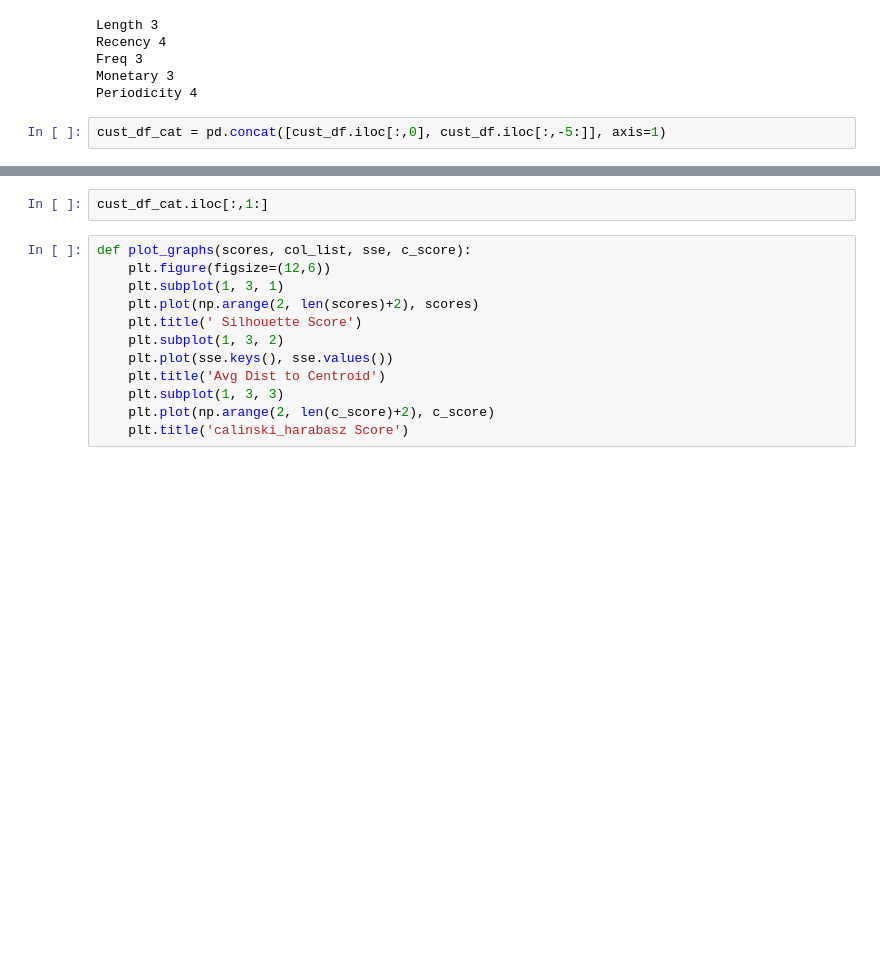
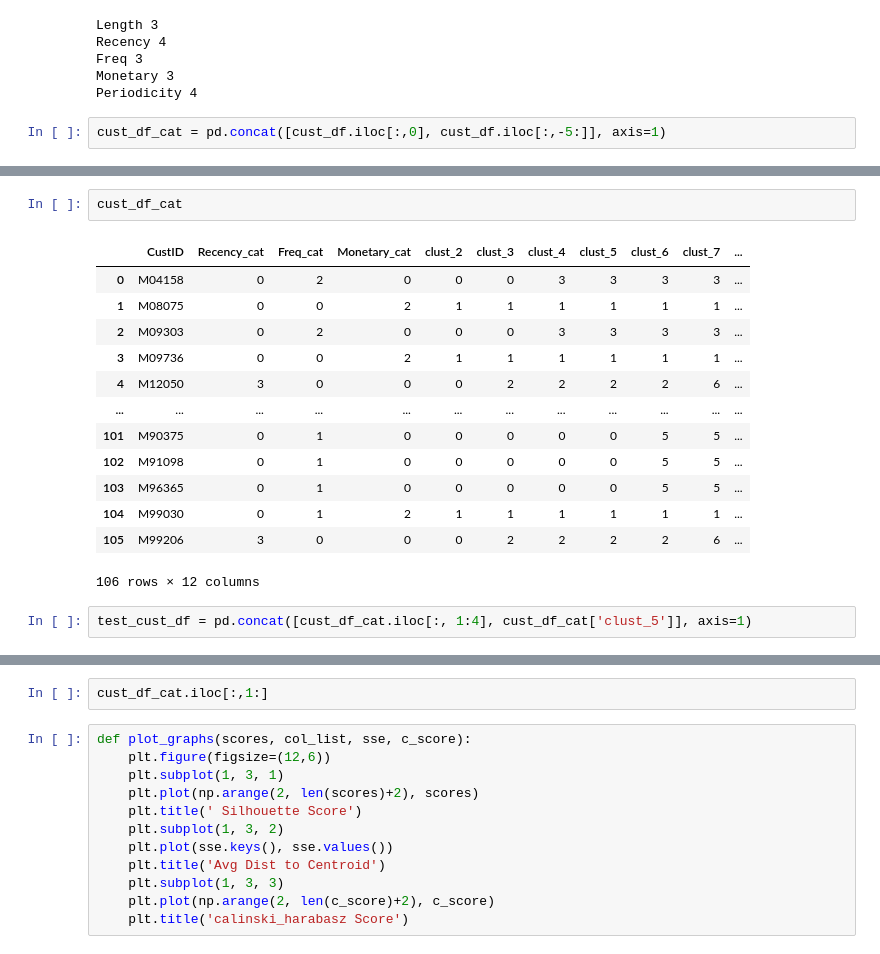
Before and after one commit to muthuganeshece/pyNotebooks, a Jupyter notebook: DataAnalysis/BigBasket/Customer Analysis.ipynb, the cells around one changed output, grey strips where cells are left out. Cells and saved outputs as stored; diff of their text form; blank space fills up the shorter version.

```diff
--- a/DataAnalysis/BigBasket/Customer Analysis.ipynb
+++ b/DataAnalysis/BigBasket/Customer Analysis.ipynb
@@ -253,0 +218,18 @@ plot_graphs(scores_final, col_list, sse_final, c_score_final)
+# %%
+cust_df_cat
+# %% [output]
+|  | CustID | Recency_cat | Freq_cat | Monetary_cat | clust_2 | clust_3 | clust_4 | clust_5 | clust_6 | clust_7 | ... |
+| 0 | M04158 | 0 | 2 | 0 | 0 | 0 | 3 | 3 | 3 | 3 | ... |
+| 1 | M08075 | 0 | 0 | 2 | 1 | 1 | 1 | 1 | 1 | 1 | ... |
+| 2 | M09303 | 0 | 2 | 0 | 0 | 0 | 3 | 3 | 3 | 3 | ... |
+| 3 | M09736 | 0 | 0 | 2 | 1 | 1 | 1 | 1 | 1 | 1 | ... |
+| 4 | M12050 | 3 | 0 | 0 | 0 | 2 | 2 | 2 | 2 | 6 | ... |
+| ... | ... | ... | ... | ... | ... | ... | ... | ... | ... | ... | ... |
+| 101 | M90375 | 0 | 1 | 0 | 0 | 0 | 0 | 0 | 5 | 5 | ... |
+| 102 | M91098 | 0 | 1 | 0 | 0 | 0 | 0 | 0 | 5 | 5 | ... |
+| 103 | M96365 | 0 | 1 | 0 | 0 | 0 | 0 | 0 | 5 | 5 | ... |
+| 104 | M99030 | 0 | 1 | 2 | 1 | 1 | 1 | 1 | 1 | 1 | ... |
+| 105 | M99206 | 3 | 0 | 0 | 0 | 2 | 2 | 2 | 2 | 6 | ... |
+106 rows × 12 columns
+# %%
+test_cust_df = pd.concat([cust_df_cat.iloc[:, 1:4], cust_df_cat['clust_5']], axis=1)
```
Also changed, not shown: parts of 43 cells of this notebook, 1 other file.
